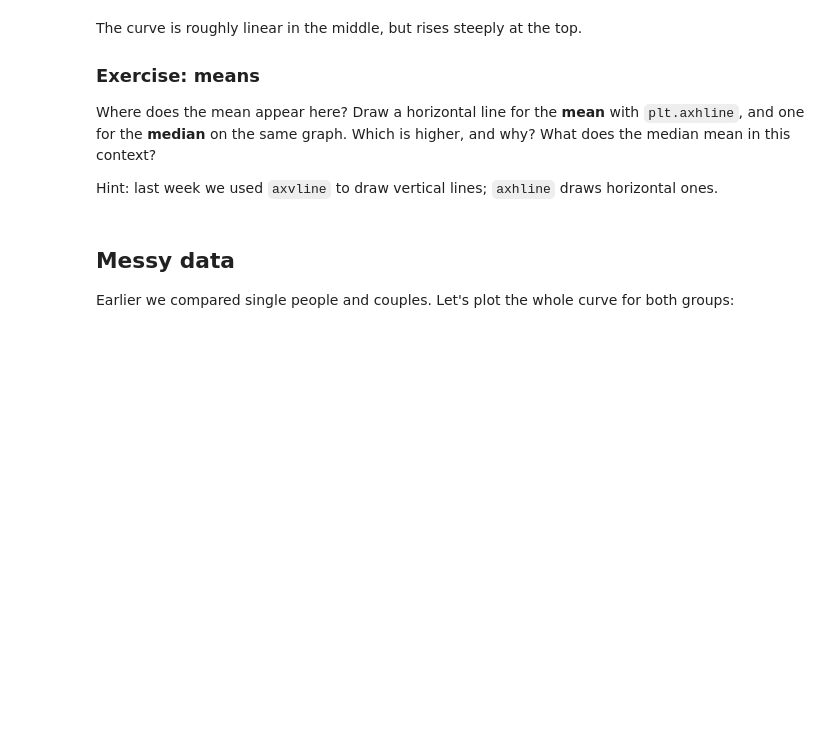
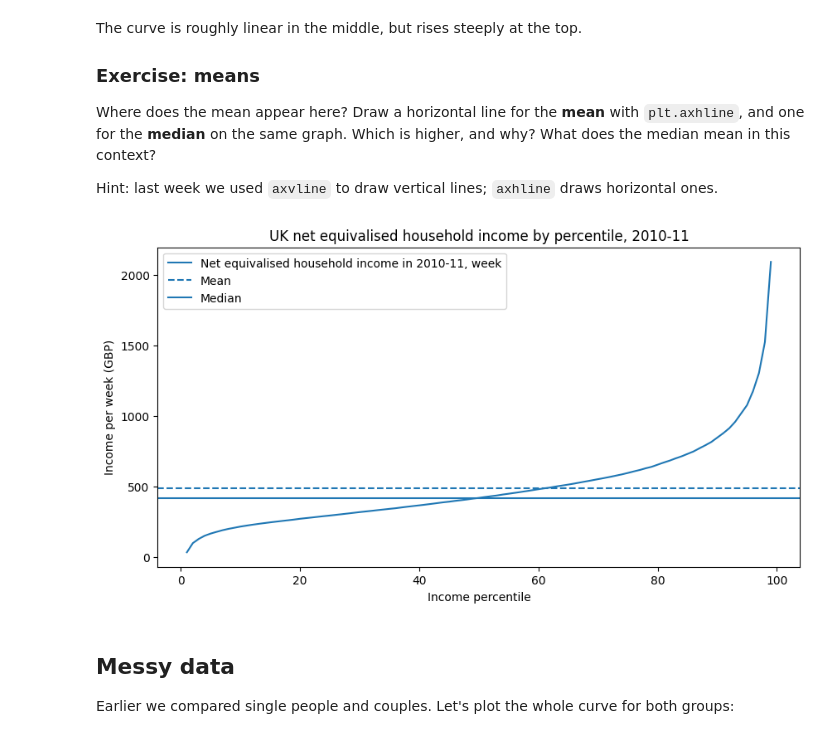
Before and after one commit to chipreshu1-ui/QM2_, a Jupyter notebook: notebooks/W02. Pandas.ipynb, the cells around one changed output. Saved outputs shown, nothing was run; the diff lists cells and outputs as text; code cells hidden in the pictures; blank space fills up the shorter version.

```diff
--- a/notebooks/W02. Pandas.ipynb
+++ b/notebooks/W02. Pandas.ipynb
@@ -125,4 +129,6 @@ So, to recap:
 
 How do the equivalised incomes of single adults (`"Single adult"`) and childless couples (`"Childless couple, annual income"`) compare? Look at the 1st, 50th and 99th percentiles and summarise what this tells you about the value, or price, of coupling.
 # %%
-# your code here
+income = pd.read_csv("https://s3.eu-west-2.amazonaws.com/qm2/wk2/incomes.csv", index_col=0)
+
+income.loc[[1, 50, 99], ["Single adult", "Childless couple, annual income"]]
@@ -147,7 +159,18 @@ Where does the mean appear here? Draw a horizontal line for the **mean** with `p
 
 Hint: last week we used `axvline` to draw vertical lines; `axhline` draws horizontal ones.
 # %%
-# your code here
+weekly = "Net equivalised household income in 2010-11, week"
+
+income[weekly].plot()
+plt.title("UK net equivalised household income by percentile, 2010-11")
+plt.xlabel("Income percentile")
+plt.ylabel("Income per week (GBP)")
+plt.axhline(income[weekly].mean(), label = "Mean", linestyle = "--")
+plt.axhline(income[weekly].median(), label = "Median", linestyle = "-")
+plt.legend()
+plt.show()
+# %% [output]
+[figure, added]
 # %% [markdown]
 ## Messy data
 
```
Also changed, not shown: parts of 4 cells of this notebook.
